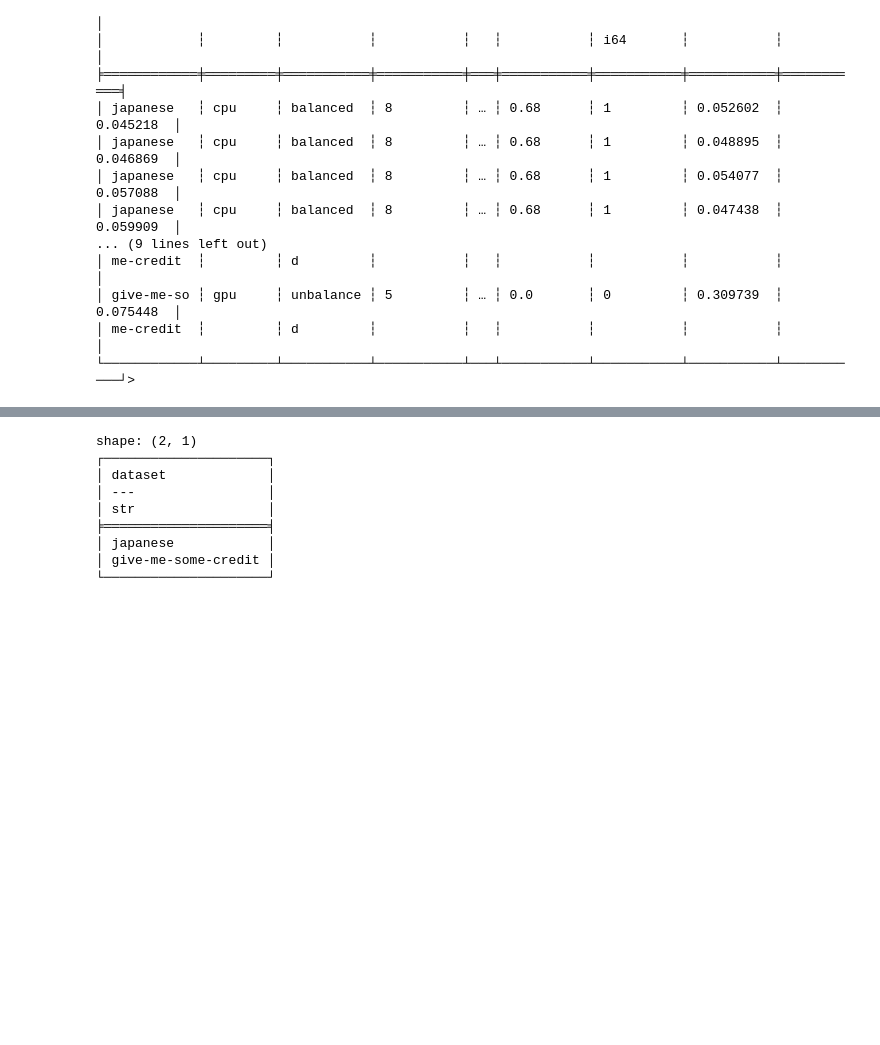
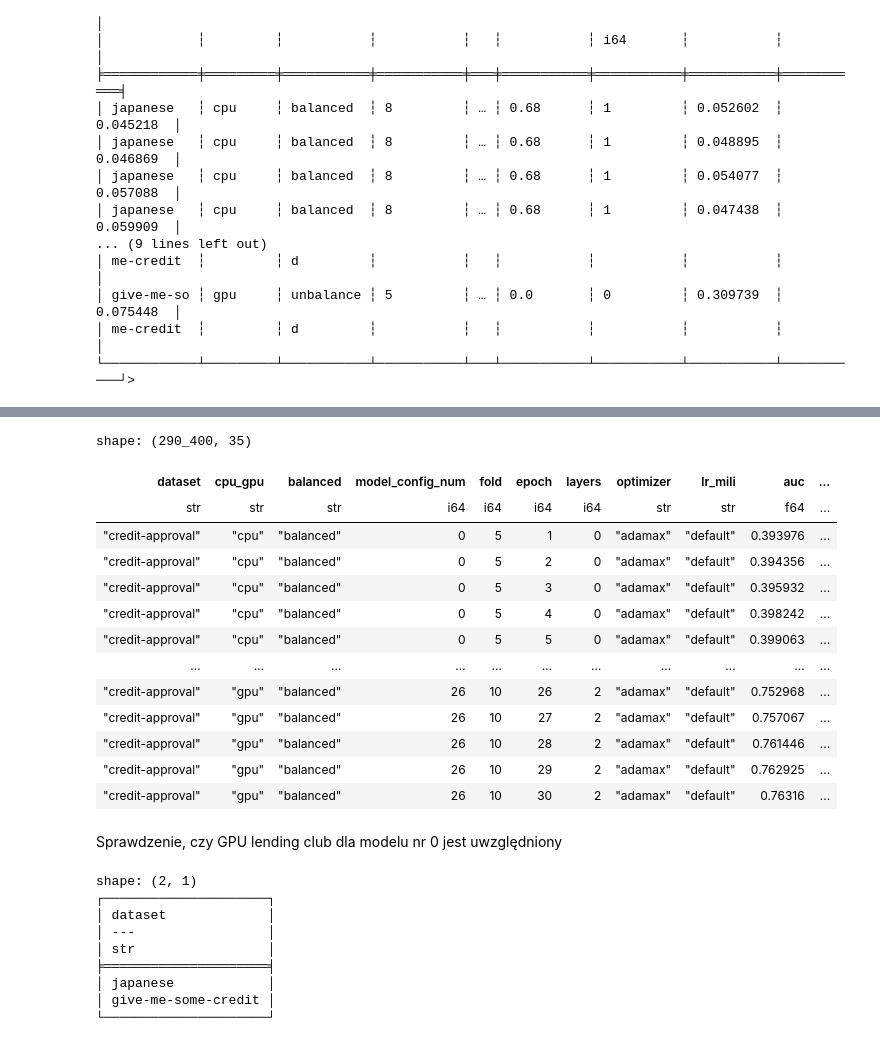
Before and after one commit to bojaruniec/credit-data-experiments, a Jupyter notebook: src/experiments/analiza_danych.ipynb, the cells around one changed output, grey strips where cells are left out. Drawn from its saved outputs; the diff is of its cells as text; code cells hidden in the pictures; blank space fills up the shorter version.

```diff
--- a/src/experiments/analiza_danych.ipynb
+++ b/src/experiments/analiza_danych.ipynb
@@ -44,3 +393,22 @@ Sprawdzenie, czy GPU lending club dla modelu nr 0 jest uwzględniony
+# %%
+pl_data.filter(pl.col('balanced') == 'balanced', pl.col('dataset') == 'credit-approval')
+# %% [output]
+shape: (290_400, 35)
+| dataset | cpu_gpu | balanced | model_config_num | fold | epoch | layers | optimizer | lr_mili | auc | ... |
+| str | str | str | i64 | i64 | i64 | i64 | str | str | f64 | ... |
+| "credit-approval" | "cpu" | "balanced" | 0 | 5 | 1 | 0 | "adamax" | "default" | 0.393976 | ... |
+| "credit-approval" | "cpu" | "balanced" | 0 | 5 | 2 | 0 | "adamax" | "default" | 0.394356 | ... |
+| "credit-approval" | "cpu" | "balanced" | 0 | 5 | 3 | 0 | "adamax" | "default" | 0.395932 | ... |
+| "credit-approval" | "cpu" | "balanced" | 0 | 5 | 4 | 0 | "adamax" | "default" | 0.398242 | ... |
+| "credit-approval" | "cpu" | "balanced" | 0 | 5 | 5 | 0 | "adamax" | "default" | 0.399063 | ... |
+| … | … | … | … | … | … | … | … | … | … | ... |
+| "credit-approval" | "gpu" | "balanced" | 26 | 10 | 26 | 2 | "adamax" | "default" | 0.752968 | ... |
+| "credit-approval" | "gpu" | "balanced" | 26 | 10 | 27 | 2 | "adamax" | "default" | 0.757067 | ... |
+| "credit-approval" | "gpu" | "balanced" | 26 | 10 | 28 | 2 | "adamax" | "default" | 0.761446 | ... |
+| "credit-approval" | "gpu" | "balanced" | 26 | 10 | 29 | 2 | "adamax" | "default" | 0.762925 | ... |
+| "credit-approval" | "gpu" | "balanced" | 26 | 10 | 30 | 2 | "adamax" | "default" | 0.76316 | ... |
+# %% [markdown]
+Sprawdzenie, czy GPU lending club dla modelu nr 0 jest uwzględniony
 # %%
 pl_data1 = pl_data.filter(
             pl.col('cpu_gpu')=='gpu',
```
Also changed, not shown: parts of 40 cells of this notebook, 7 other files.
